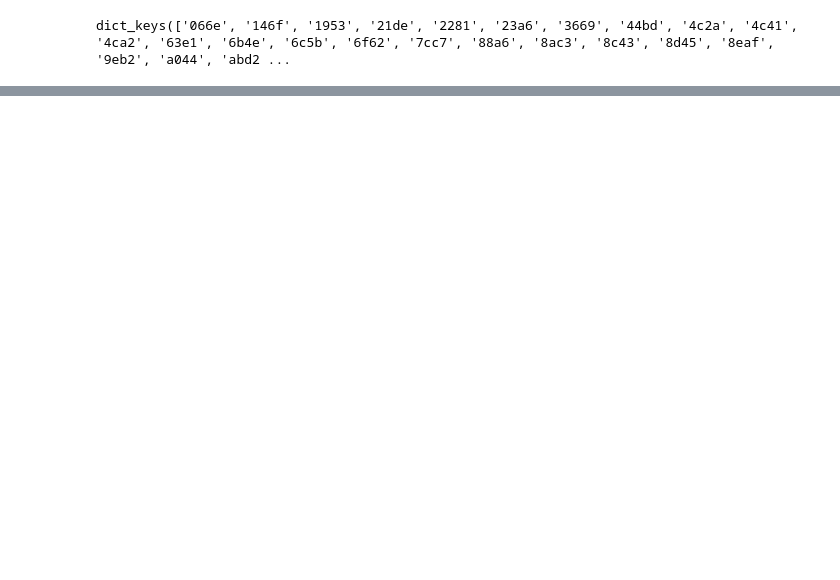
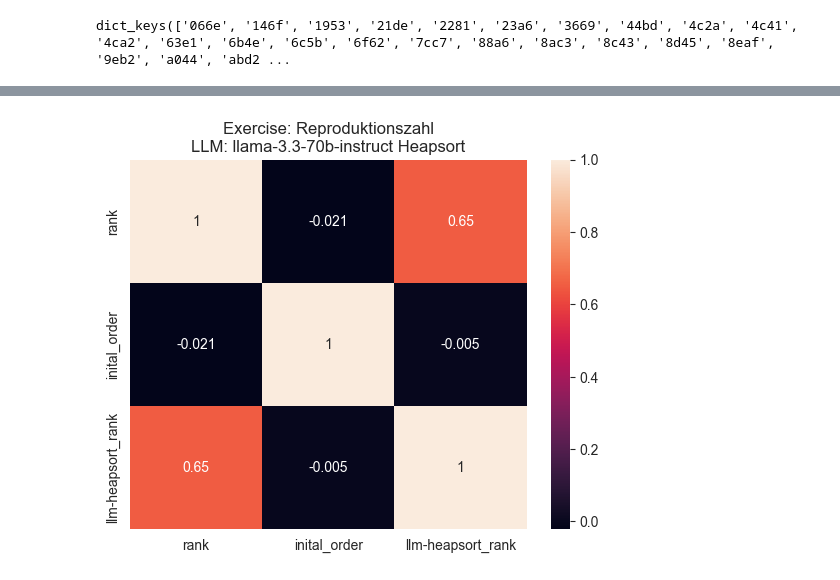
Before and after one commit to cortex359/matse-aachen.seminararbeit, a Jupyter notebook: parse.ipynb, the cells around one changed output, grey strips where cells are left out. Saved outputs shown, nothing was run; the diff lists cells and outputs as text; code cells hidden in the pictures; blank space fills up the shorter version.

Commit message:
Erster erfolgreicher Lauf von Reproduktionszahlen Aufgabe mit Kadall = 0.65 und ohne Outputs Kandall = 0.74

```diff
--- a/parse.ipynb
+++ b/parse.ipynb
@@ -139,14 +138,11 @@ cp_data.keys()
 dict_keys(['066e', '146f', '1953', '21de', '2281', '23a6', '3669', '44bd', '4c2a', '4c41', '4ca2', '63e1', '6b4e', '6c5b', '6f62', '7cc7', '88a6', '8ac3', '8c43', '8d45', '8eaf', '9eb2', 'a044', 'abd2 ...
 # %%
 %autoreload 2
-from sort import quicksort
+from sort import quicksort, heapsort
 import random
 
-# Ranking: 4c41, fe28, 4c2a, 63e1, 21de, 6c5b, fb4b, 146f
-#check_idxs = ['4c41', 'fe28', '4c2a', '63e1', '21de', '6c5b', 'fb4b', '146f']
-check_idxs = list(cp_data.keys())
-# shuffle the list
+check_idxs = list(rp_data.keys())
 random.shuffle(check_idxs)
 
-cp_data_sorted = quicksort(check_idxs, sort_function)
+rp_data_sorted = heapsort(check_idxs, sort_f1)
 # %% [output]
@@ -174,0 +186,14 @@ cp_data_sorted
+# %%
+reproduktionszahl_points = pd.read_csv('data/shared-dataset/reproduktionszahl_points.csv')
+
+df = reproduktionszahl_points.loc[:, ['id', 'rank']]
+
+df['inital_order'] = df['id'].map(lambda x: check_idxs.index(x))
+df['llm-heapsort_rank'] = df['id'].map(lambda x: rp_data_sorted[::-1].index(x))
+df.set_index('id', inplace=True)
+
+plt.title("Exercise: Reproduktionszahl\nLLM: llama-3.3-70b-instruct Heapsort")
+sns.heatmap(df.corr(method='kendall'), annot=True)
+plt.show()
+# %% [output]
+[figure, added]
```
Also changed, not shown: parts of 16 cells of this notebook, 7 other files.
